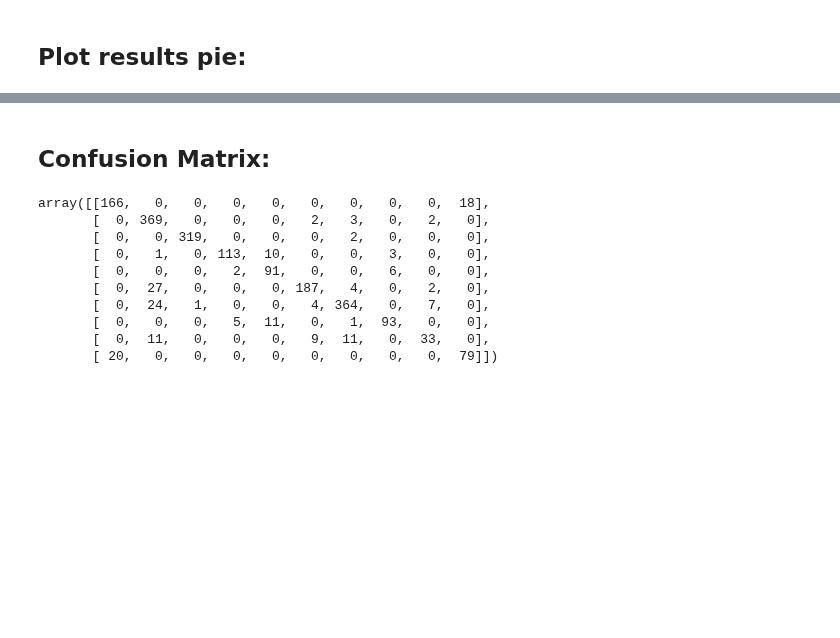
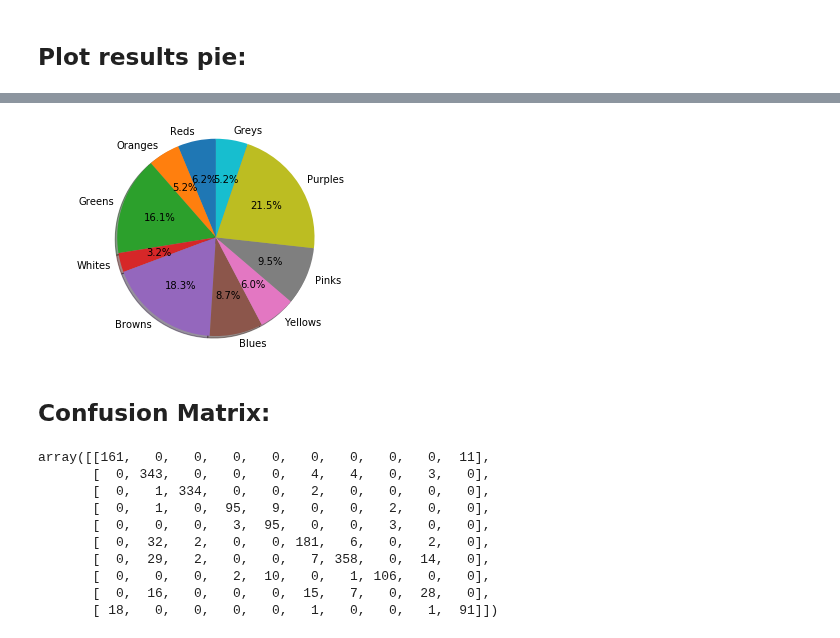
Before and after one commit to odedgolden/Machine-Learning, a Jupyter notebook: ML_ex3/ML_ex3_Learning.ipynb, the cells around one changed output, grey strips where cells are left out. Saved outputs shown, nothing was run; the diff lists cells and outputs as text; code cells hidden in the pictures; blank space fills up the shorter version.

```diff
--- a/ML_ex3/ML_ex3_Learning.ipynb
+++ b/ML_ex3/ML_ex3_Learning.ipynb
@@ -154,6 +138,8 @@ array(['Greens', 'Purples', 'Browns', 'Pinks', 'Whites', 'Blues', 'Reds',
 # %%
 results = {'Purples':0, 'Browns':0, 'Greens':0, 'Blues':0, 'Whites':0, 'Pinks':0, 'Reds':0,
        'Oranges':0, 'Yellows':0, 'Greys':0}
+true_results = {'Purples':0, 'Browns':0, 'Greens':0, 'Blues':0, 'Whites':0, 'Pinks':0, 'Reds':0,
+       'Oranges':0, 'Yellows':0, 'Greys':0}
 # %%
 for p in predictions:
     for party in parties:
@@ -175,0 +161,5 @@ results
+# %%
+for p in Y_validate:
+    for party in parties:
+        if p==party:
+            true_results[party]= true_results[party]+1
@@ -193,15 +196,28 @@ plt.show()
+# %%
+# Pie chart, where the slices will be ordered and plotted counter-clockwise:
+labels = true_results.keys()
+sizes = true_results.values()
+
+fig1, ax1 = plt.subplots()
+ax1.pie(sizes, explode=[0]*len(sizes), labels=labels, autopct='%1.1f%%',
+        shadow=True, startangle=90)
+ax1.axis('equal')  # Equal aspect ratio ensures that pie is drawn as a circle.
+
+plt.show()
+# %% [output]
+[figure, added]
 # %% [markdown]
 ## Confusion Matrix:
 # %%
-confusion_matrix(Y_validate, predictions, labels=None, sample_weight=None)
+confusion_matrix(Y_test, predictions, labels=None, sample_weight=None)
 # %% [output]
-array([[166,   0,   0,   0,   0,   0,   0,   0,   0,  18],
-       [  0, 369,   0,   0,   0,   2,   3,   0,   2,   0],
-       [  0,   0, 319,   0,   0,   0,   2,   0,   0,   0],
-       [  0,   1,   0, 113,  10,   0,   0,   3,   0,   0],
-       [  0,   0,   0,   2,  91,   0,   0,   6,   0,   0],
-       [  0,  27,   0,   0,   0, 187,   4,   0,   2,   0],
-       [  0,  24,   1,   0,   0,   4, 364,   0,   7,   0],
-       [  0,   0,   0,   5,  11,   0,   1,  93,   0,   0],
-       [  0,  11,   0,   0,   0,   9,  11,   0,  33,   0],
-       [ 20,   0,   0,   0,   0,   0,   0,   0,   0,  79]])
+array([[161,   0,   0,   0,   0,   0,   0,   0,   0,  11],
+       [  0, 343,   0,   0,   0,   4,   4,   0,   3,   0],
+       [  0,   1, 334,   0,   0,   2,   0,   0,   0,   0],
+       [  0,   1,   0,  95,   9,   0,   0,   2,   0,   0],
+       [  0,   0,   0,   3,  95,   0,   0,   3,   0,   0],
+       [  0,  32,   2,   0,   0, 181,   6,   0,   2,   0],
+       [  0,  29,   2,   0,   0,   7, 358,   0,  14,   0],
+       [  0,   0,   0,   2,  10,   0,   1, 106,   0,   0],
+       [  0,  16,   0,   0,   0,  15,   7,   0,  28,   0],
+       [ 18,   0,   0,   0,   0,   1,   0,   0,   1,  91]])
```
Also changed, not shown: parts of 17 cells of this notebook, 2 other files.
